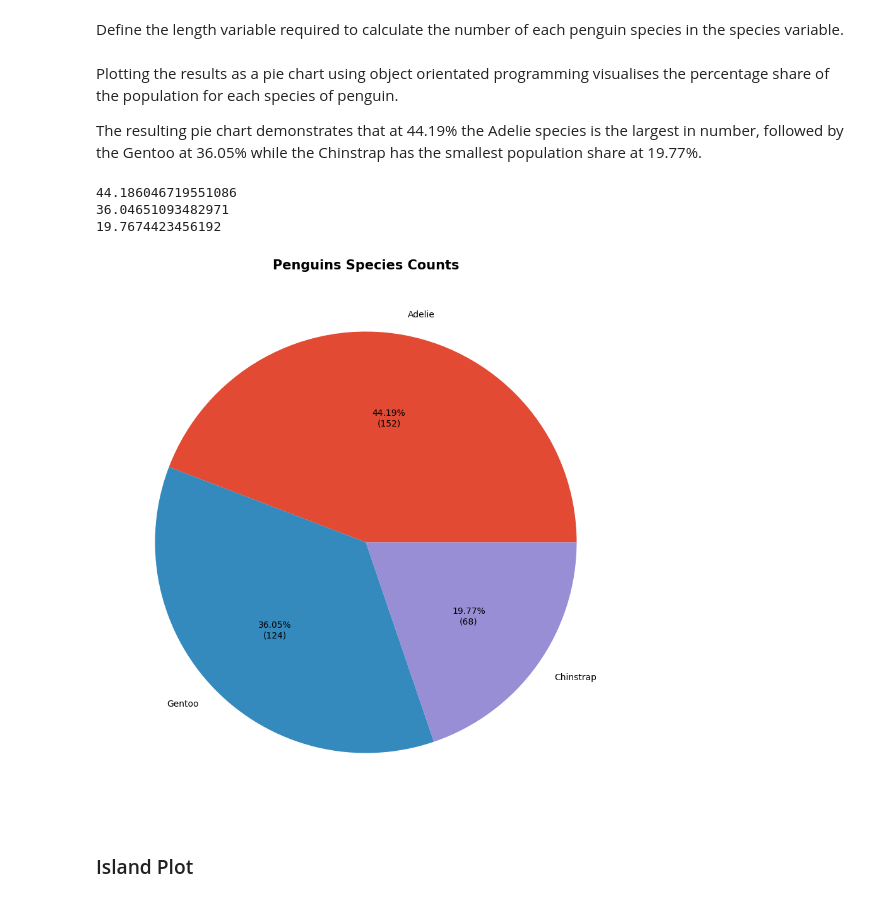
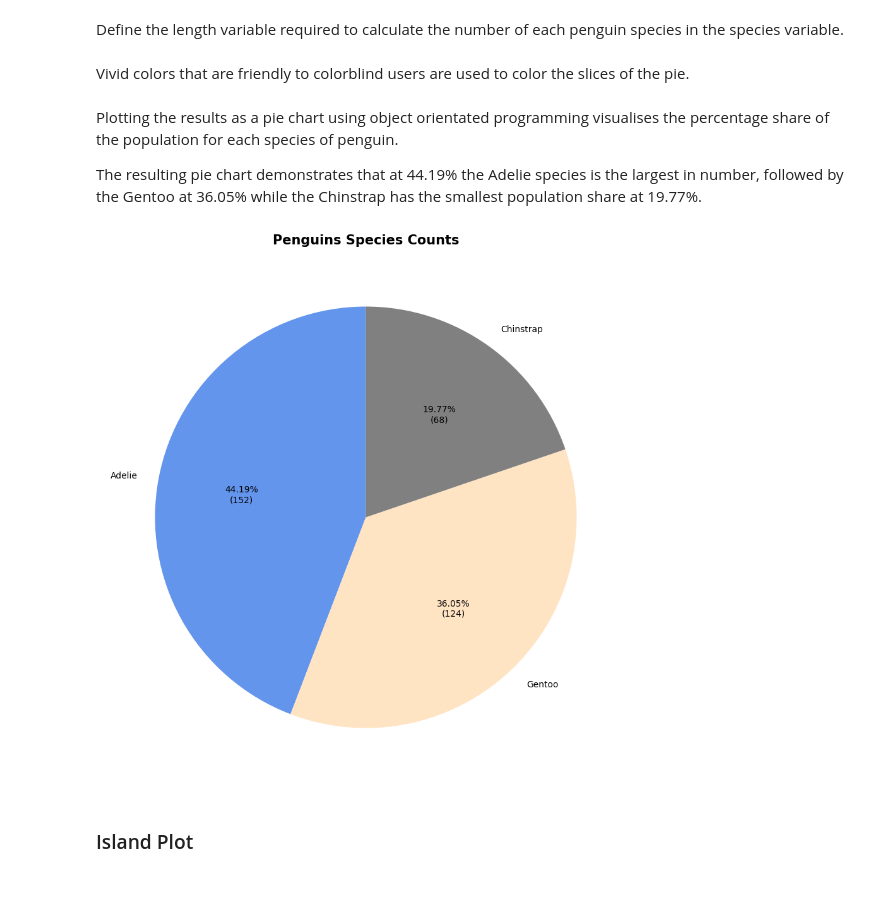
Before and after one commit to humphs078/data_analysis_fundamentals, a Jupyter notebook: tasks.ipynb, the cells around one changed output. Drawn from its saved outputs; the diff is of its cells as text; code cells hidden in the pictures.

Commit message:
Task 5 - tidy up, start body mass plots.

```diff
--- a/tasks.ipynb
+++ b/tasks.ipynb
@@ -1225,23 +1227,26 @@ def my_fmt(x):
 Define the length variable required to calculate the number of each penguin species in the species variable.
 # %%
 total = len(penguins['species'])
+# %% [markdown]
+Vivid colors that are friendly to colorblind users are used to color the slices of the pie.
+# %%
+colors = ['cornflowerblue', 'bisque', 'gray']
 # %% [markdown]
 Plotting the results as a pie chart using object orientated programming visualises the percentage share of the population for each species of penguin.
 
 The resulting pie chart demonstrates that at 44.19% the Adelie species is the largest in number, followed by the Gentoo at 36.05% while the Chinstrap has the smallest population share at 19.77%.
 # %%
+# some code adapted fom here - https://python-charts.com/part-whole/pie-chart-matplotlib/ [Accessed 07 Dec. 2023]
+
 # create an empty plot
 fig, ax = plt.subplots(figsize=(9,9))
 
 # plot the pie chart of the species in the dataset
-ax.pie(species_counts, labels = species_list, autopct=my_fmt)
+ax.pie(species_counts, labels = species_list, autopct = my_fmt, colors = colors, startangle = 90)
 plt.suptitle('Penguins Species Counts', fontweight ="bold", fontsize=15)
 plt.show()
 # %% [output]
-44.186046719551086
-36.04651093482971
-19.7674423456192
-[figure, old version]
+[figure, new version]
 # %% [markdown]
 ### Island Plot <a id="island-plot"></a>
 # %% [markdown]
```
Also changed, not shown: parts of 32 cells of this notebook.
